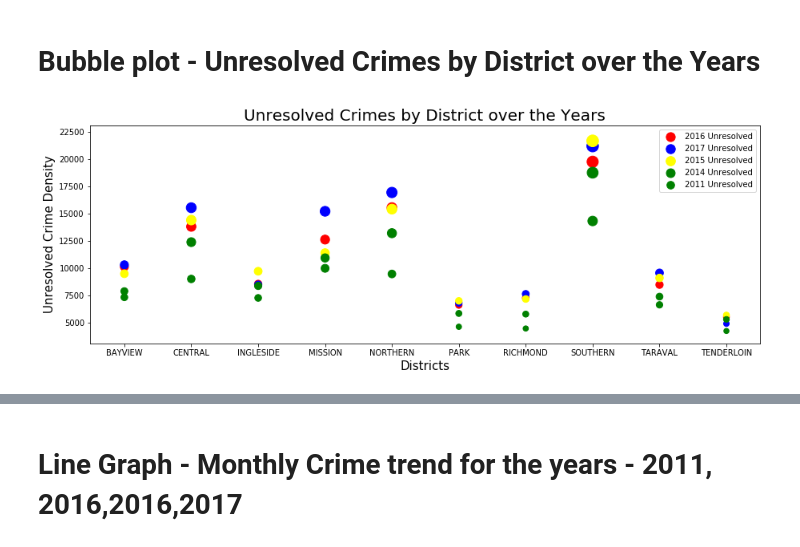
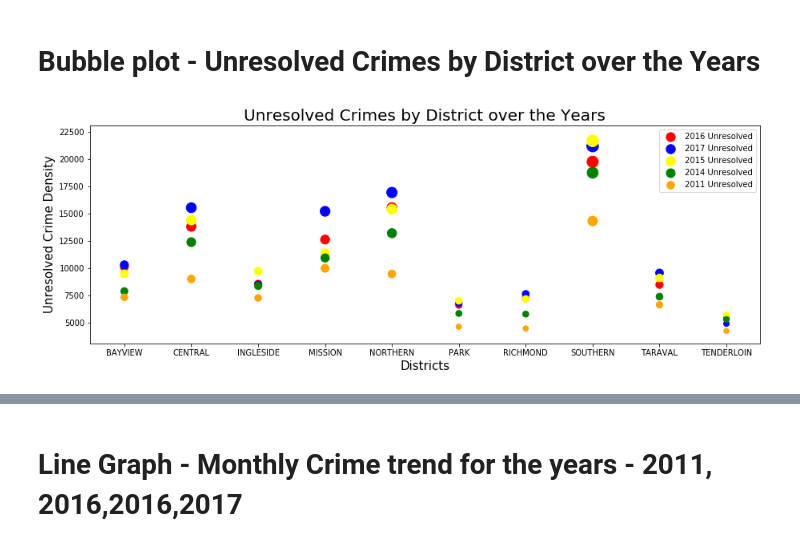
Before and after one commit to mitrapiya25/SF-Crime-Analysis, a Jupyter notebook: Code/Crime_SF_Main.ipynb, the cells around one changed output, grey strips where cells are left out. Drawn from its saved outputs; the diff is of its cells as text; code cells hidden in the pictures.

```diff
--- a/Code/Crime_SF_Main.ipynb
+++ b/Code/Crime_SF_Main.ipynb
@@ -514,27 +514,27 @@ district_2011 = district_2011_df["District"].unique()
 # %%
 ## building the plot
 
 plt.figure(figsize=(15,5))
 ## plotting 2016 Data
 data1 = plt.scatter(district_2016,unresolved_2016,
                     marker= 'o',color='red',label ='2016 Unresolved',s=(unresolved_2016/100))
 data2 = plt.scatter(district_2017,unresolved_2017,marker='o',color='blue',label ='2017 Unresolved',s=(unresolved_2017/100))
 
 ## plotting 2017 Data
 data3 = plt.scatter(district_2015,unresolved_2015,
                     marker= 'o',color='yellow',label ='2015 Unresolved',s=(unresolved_2015/100))
 data4 = plt.scatter(district_2014,unresolved_2014,marker='o',color='green',label ='2014 Unresolved',s=(unresolved_2014/100))
 
-data5 = plt.scatter(district_2011,unresolved_2011,marker='o',color='green',label ='2011 Unresolved',s=(unresolved_2011/100))
+data5 = plt.scatter(district_2011,unresolved_2011,marker='o',color='orange',label ='2011 Unresolved',s=(unresolved_2011/100))
 
 plt.legend(handles=[data1,data2,data3,data4,data5],loc="best")
 plt.title("Unresolved Crimes by District over the Years",fontsize = 20)
 plt.xlabel("Districts",fontsize=15)
 plt.ylabel("Unresolved Crime Density",fontsize=15)
 plt.savefig("../plot/Unresolved Crimes.jpg")
 plt.show()
 # %% [output]
-[figure, old version]
+[figure, new version]
 # %%
 # Select 2011, 2015, 2016, 2017 and 2018
 Years = ["2011", "2015", "2016", "2017", "2018"]
```
Also changed, not shown: parts of 2 cells of this notebook, 2 other files.
